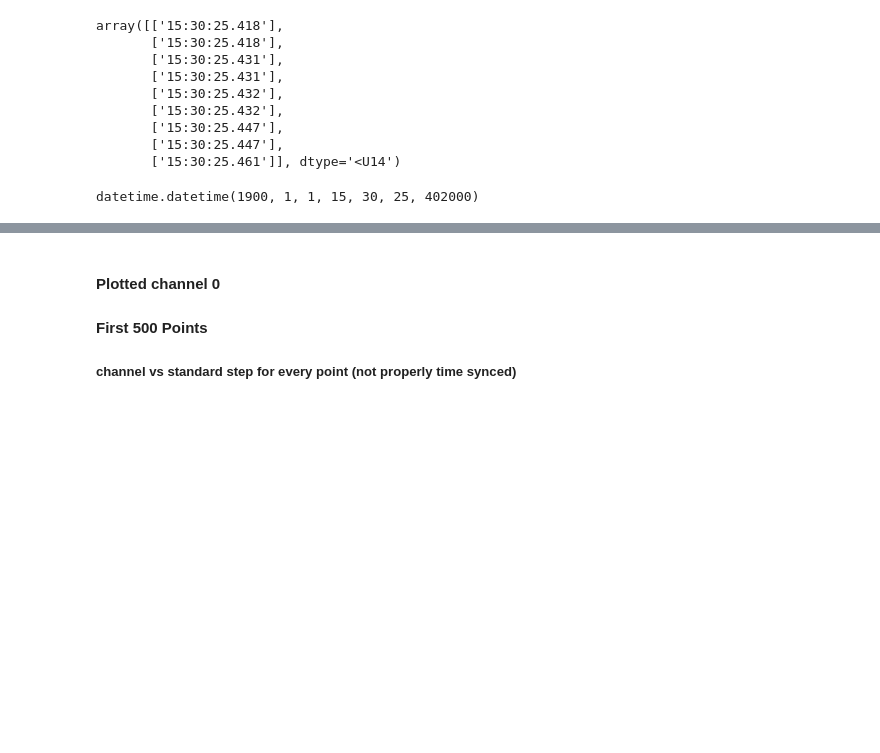
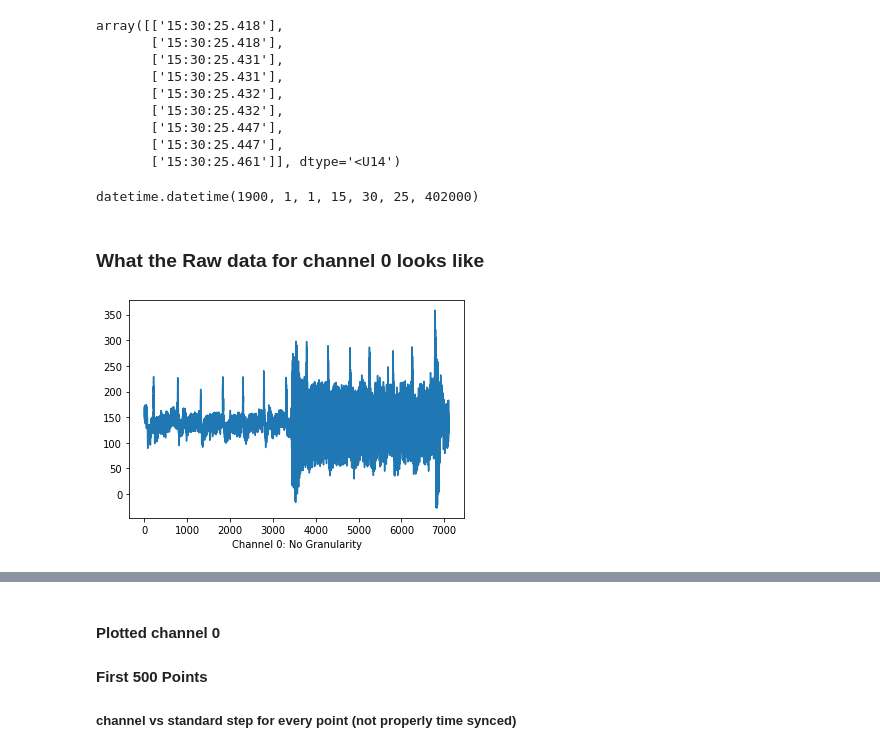
Before and after one commit to neurotech-uiuc/SoftwareProject, a Jupyter notebook: ReadData.ipynb, the cells around one changed output, grey strips where cells are left out. Saved outputs shown, nothing was run; the diff lists cells and outputs as text; code cells hidden in the pictures; blank space fills up the shorter version.

Commit message:
added all plots code

```diff
--- a/ReadData.ipynb
+++ b/ReadData.ipynb
@@ -91,3 +91,13 @@ datetime_object = datetime.strptime(timeThing, '%H:%M:%S.%f')
 datetime_object
 # %% [output]
 datetime.datetime(1900, 1, 1, 15, 30, 25, 402000)
+# %% [markdown]
+### What the Raw data for channel 0 looks like
+# %%
+granularity = 1
+data = singleBlinkChannels[:,0][::granularity]
+plt.plot(np.arange(len(data)), data.astype(float))
+plt.xlabel('Channel 0: No Granularity')
+plt.show()
+# %% [output]
+[figure, added]
```
Also changed, not shown: parts of 7 cells of this notebook.
